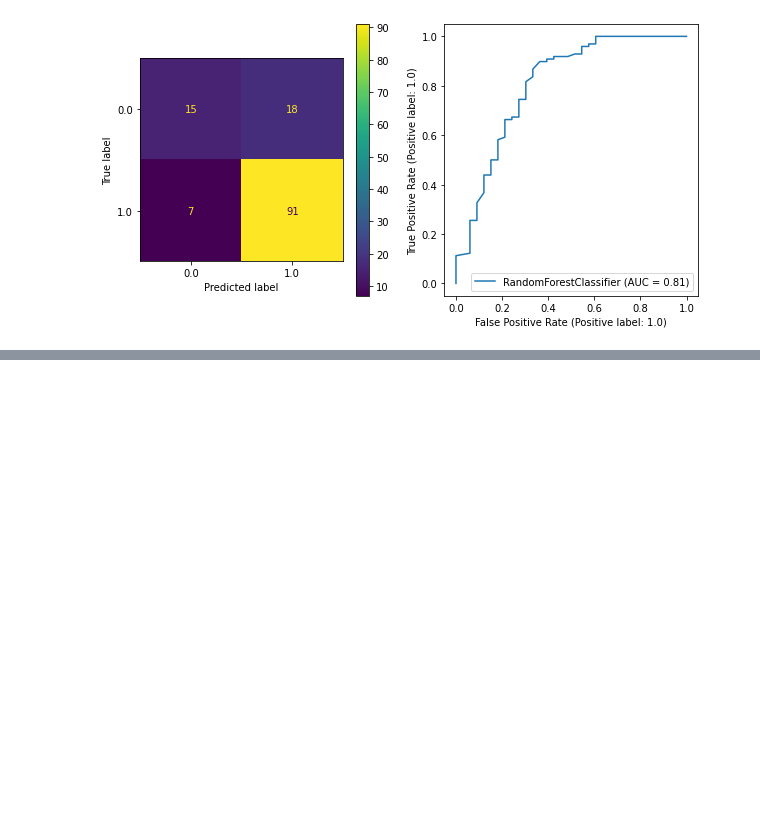
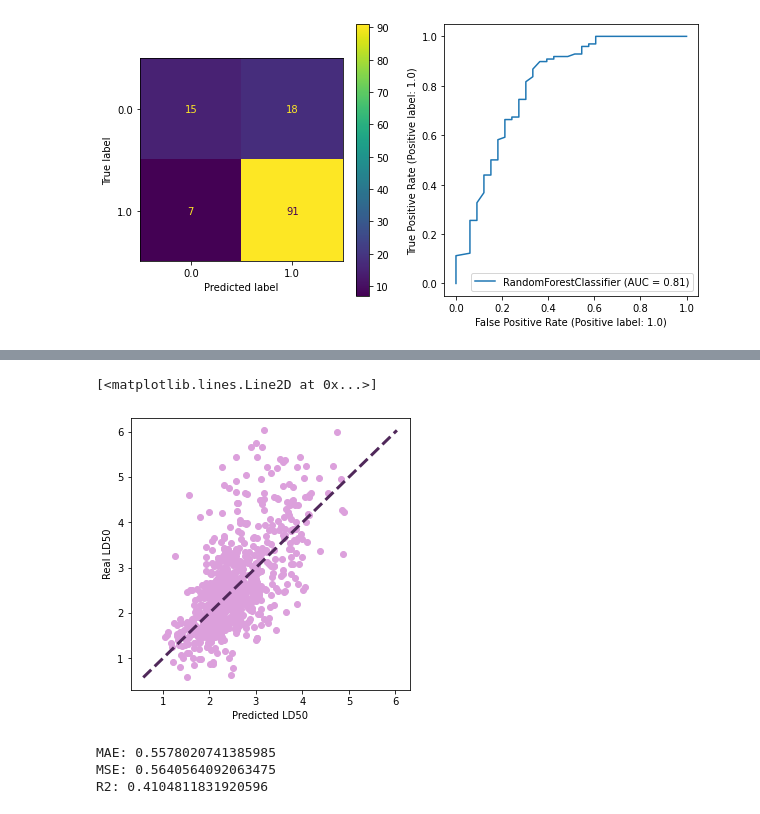
Before and after one commit to ersilia-os/event-fund-ai-drug-discovery, a Jupyter notebook: notebooks/session2.ipynb, the cells around one changed output, grey strips where cells are left out. Cells and saved outputs as stored; diff of their text form; code cells hidden in the pictures; blank space fills up the shorter version.

```diff
--- a/notebooks/session2.ipynb
+++ b/notebooks/session2.ipynb
@@ -210,0 +361,23 @@ rdc.from_estimator(clf, X_test, Y_test, ax = ax[1])
+# %%
+valid_pred = reg.predict(X_valid)
+# %%
+fig, ax = plt.subplots(1,1, figsize=(5,5))
+ax.scatter(x=valid_pred, y=Y_valid, color="#dca0dc")
+ax.set_xlabel("Predicted LD50")
+ax.set_ylabel("Real LD50")
+ax.plot([np.array(Y_valid).min(), np.array(Y_valid).max()], [np.array(Y_valid).min(), np.array(Y_valid).max()], 'r--', lw=3, color = "#50285a")
+# %% [output]
+[<matplotlib.lines.Line2D at 0x...>]
+[figure, added]
+# %%
+mae = mean_absolute_error(Y_valid, valid_pred)
+mse = mean_squared_error(Y_valid, valid_pred)
+r2 = r2_score(Y_valid, valid_pred)
+
+print("MAE: {}".format(mae))
+print("MSE: {}".format(mse))
+print("R2: {}".format(r2))
+# %% [output]
+MAE: 0.5578020741385985
+MSE: 0.5640564092063475
+R2: 0.4104811831920596
```
Also changed, not shown: parts of 31 cells of this notebook.
